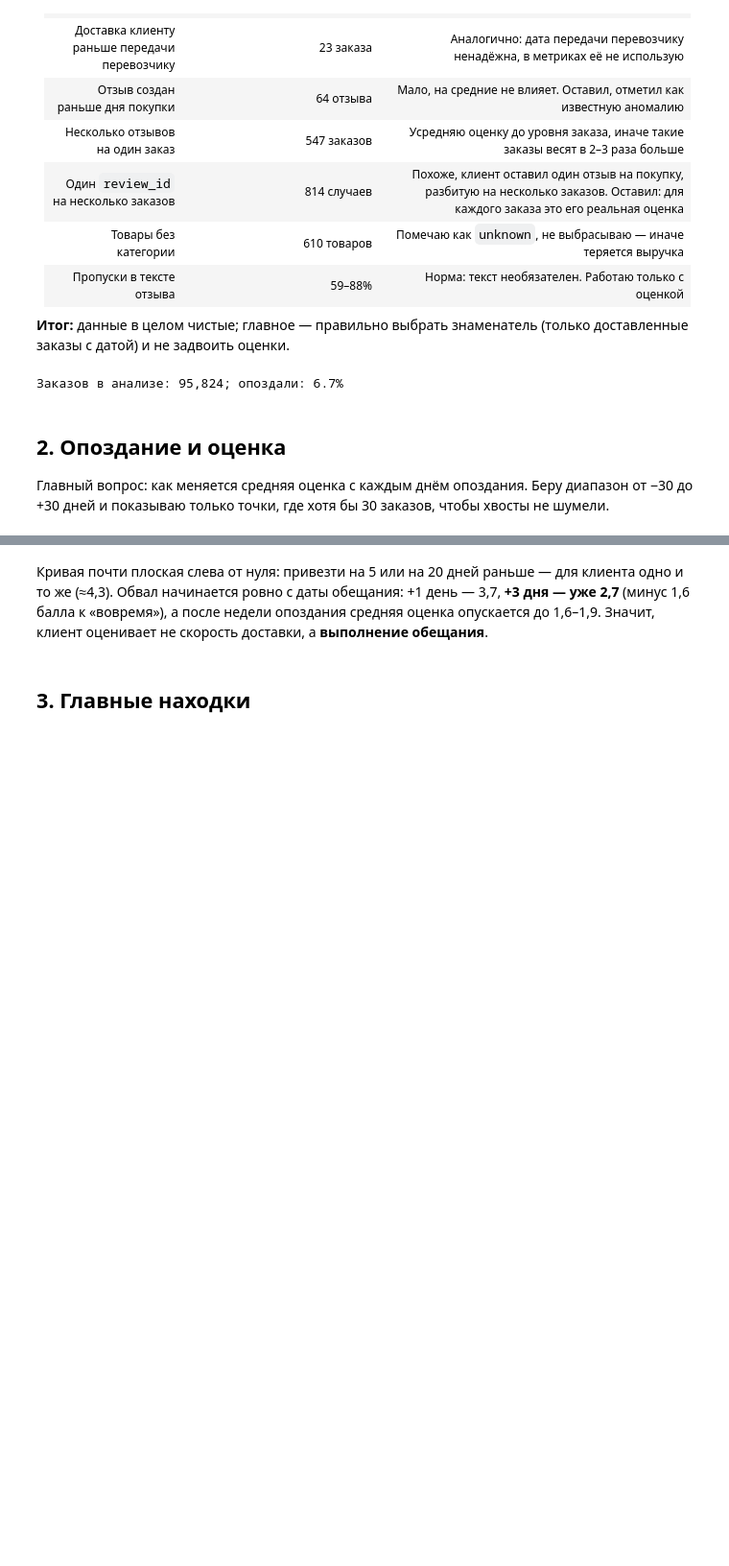
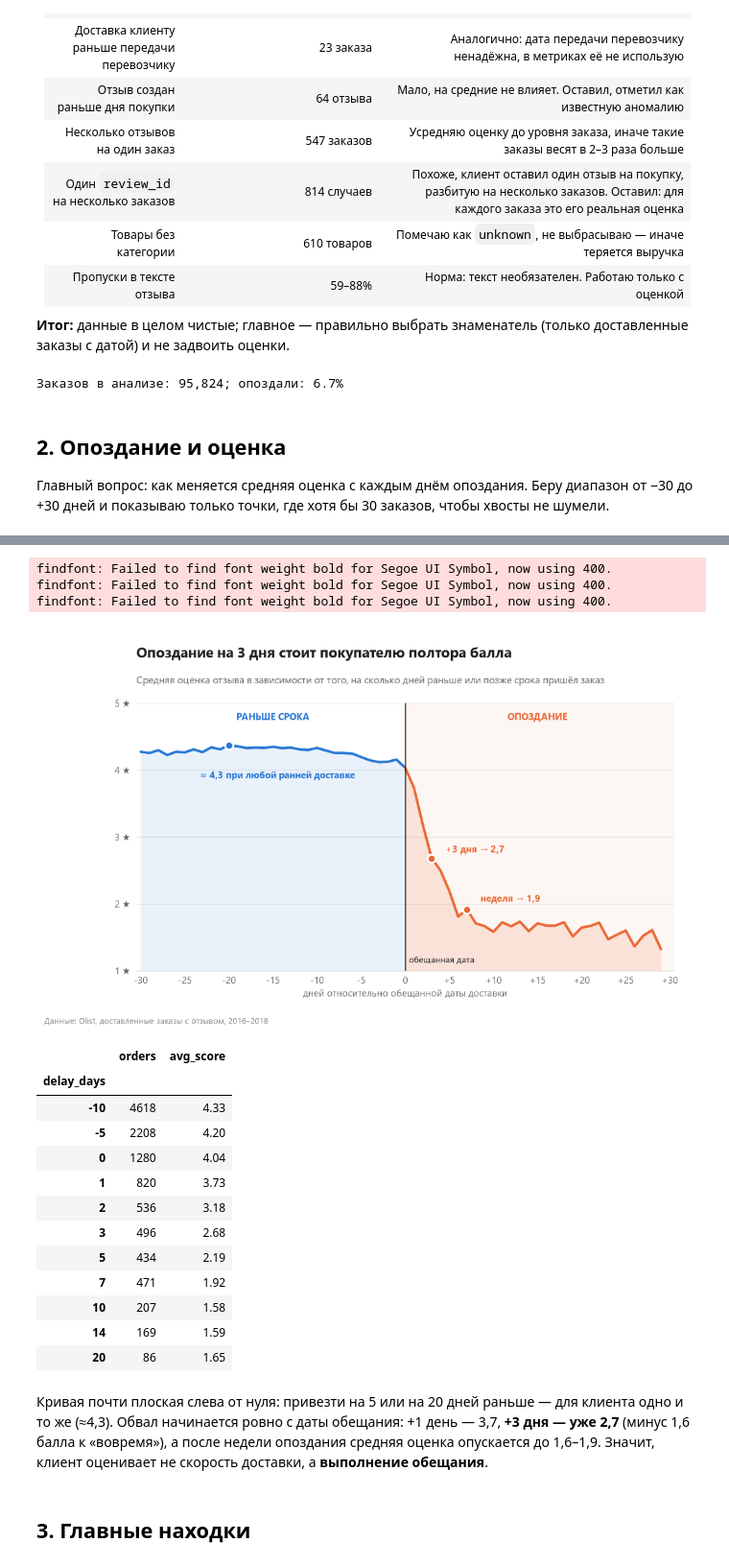
Before and after one commit to Sorama4012/olist-review-analysis, a Jupyter notebook: analysis.ipynb, the cells around one changed output, grey strips where cells are left out. Shown at 96% size. Saved outputs shown, nothing was run; the diff lists cells and outputs as text; code cells hidden in the pictures; blank space fills up the shorter version.

```diff
--- a/analysis.ipynb
+++ b/analysis.ipynb
@@ -231,3 +233,58 @@ curve.loc[[-10, -5, 0, 1, 2, 3, 5, 7, 10, 14, 20]].round(2)
+# %%
+by_delay = d.groupby("delay_days").agg(orders=("score", "size"), avg_score=("score", "mean"))
+curve = by_delay[(by_delay.index.to_series().between(-30, 30)) & (by_delay["orders"] >= 30)]
+x, y = curve.index, curve["avg_score"]
+early, late = x <= 0, x >= 0
+
+fig, ax = plt.subplots(figsize=(10, 5))
+ax.axvspan(0, 30.5, color=ORANGE, alpha=0.05, lw=0)
+ax.fill_between(x[early], y[early], 1, color=BLUE, alpha=0.10, lw=0)
+ax.fill_between(x[late], y[late], 1, color=ORANGE, alpha=0.14, lw=0)
+ax.plot(x[early], y[early], color=BLUE, lw=2.6, solid_capstyle="round")
+ax.plot(x[late], y[late], color=ORANGE, lw=2.6, solid_capstyle="round")
+ax.axvline(0, color=INK, lw=1)
+
+ax.text(-15, 4.75, "РАНЬШЕ СРОКА", color=BLUE, fontsize=9.5, fontweight="bold", ha="center")
+ax.text(15, 4.75, "ОПОЗДАНИЕ", color=ORANGE, fontsize=9.5, fontweight="bold", ha="center")
+ax.text(0.4, 1.12, "обещанная дата", color=INK, fontsize=9)
+
+for day, text, color, dx, dy in [(-20, "≈ 4,3 при любой ранней доставке", BLUE, -30, -34),
+                                 (3, f"+3 дня → {ru(y[3])}", ORANGE, 14, 6),
+                                 (7, f"неделя → {ru(y[7])}", ORANGE, 14, 8)]:
+    ax.scatter(day, y[day], s=70, color=color, edgecolor="white", linewidth=2, zorder=5)
+    ax.annotate(text, (day, y[day]), xytext=(dx, dy), textcoords="offset points",
+                fontsize=10, fontweight="bold", color=color)
+
+ax.set_xlim(-30.5, 30.5)
+ax.set_ylim(1, 5)
+ax.set_xticks(range(-30, 31, 5), [f"{t:+d}" if t else "0" for t in range(-30, 31, 5)])
+ax.set_yticks([1, 2, 3, 4, 5], ["1 ★", "2 ★", "3 ★", "4 ★", "5 ★"])
+ax.set_xlabel("дней относительно обещанной даты доставки")
+headline(ax, "Опоздание на 3 дня стоит покупателю полтора балла",
+         "Средняя оценка отзыва в зависимости от того, на сколько дней раньше или позже срока пришёл заказ")
+source(ax)
+fig.savefig(IMG / "01_delay_vs_score.png")
+plt.show()
+
+curve.loc[[-10, -5, 0, 1, 2, 3, 5, 7, 10, 14, 20]].round(2)
+# %% [output]
+findfont: Failed to find font weight bold for Segoe UI Symbol, now using 400.
+findfont: Failed to find font weight bold for Segoe UI Symbol, now using 400.
+findfont: Failed to find font weight bold for Segoe UI Symbol, now using 400.
+[figure, added]
+|  | orders | avg_score |
+| delay_days |  |  |
+| -10 | 4618 | 4.33 |
+| -5 | 2208 | 4.20 |
+| 0 | 1280 | 4.04 |
+| 1 | 820 | 3.73 |
+| 2 | 536 | 3.18 |
+| 3 | 496 | 2.68 |
+| 5 | 434 | 2.19 |
+| 7 | 471 | 1.92 |
+| 10 | 207 | 1.58 |
+| 14 | 169 | 1.59 |
+| 20 | 86 | 1.65 |
 # %% [markdown]
 Кривая почти плоская слева от нуля: привезти на 5 или на 20 дней раньше — для клиента одно и то же (≈4,3). Обвал начинается ровно с даты обещания: +1 день — 3,7, **+3 дня — уже 2,7** (минус 1,6 балла к «вовремя»), а после недели опоздания средняя оценка опускается до 1,6–1,9. Значит, клиент оценивает не скорость доставки, а **выполнение обещания**.
 # %% [markdown]
```
Also changed, not shown: parts of 10 cells of this notebook, 5 other files.
